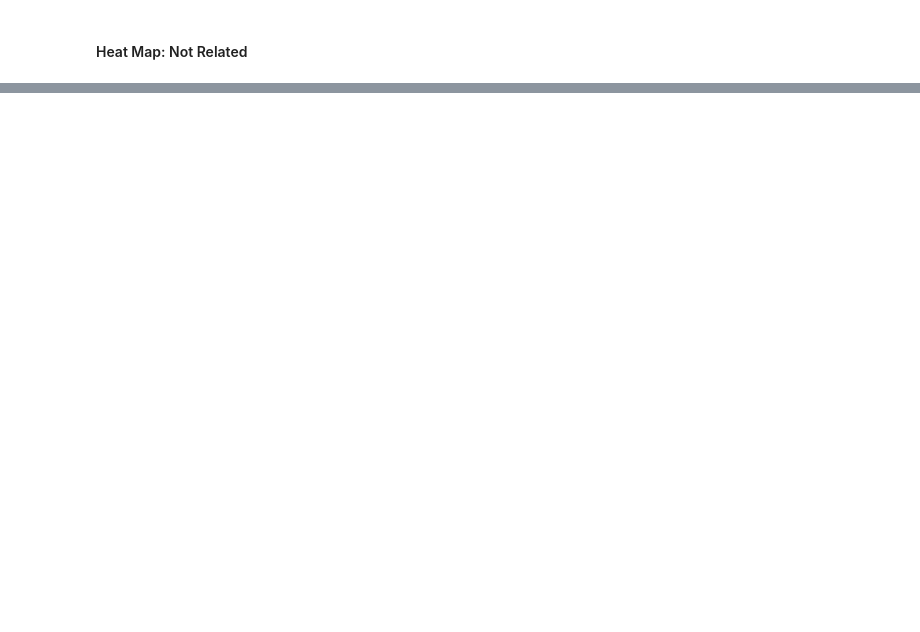
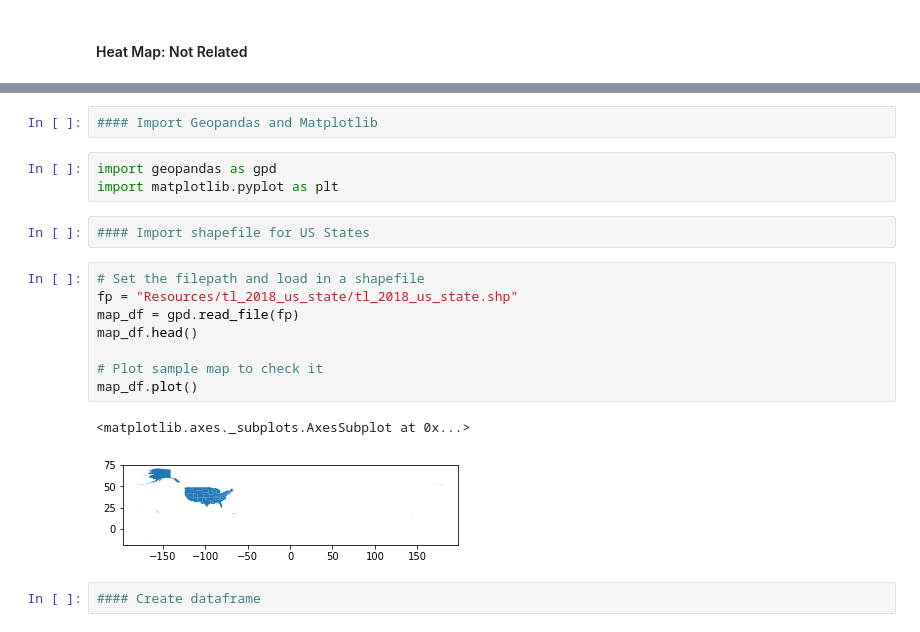
Before and after one commit to stace2775/07-Group_Project_1, a Jupyter notebook: Relationships.ipynb, the cells around one changed output, grey strips where cells are left out. Cells and saved outputs as stored; diff of their text form; blank space fills up the shorter version.

```diff
--- a/Relationships.ipynb
+++ b/Relationships.ipynb
@@ -753,3 +753,23 @@ fig.add_layer(heat_layer)
 fig
 # %% [output]
 [interactive output not drawn]
+# %%
+#### Import Geopandas and Matplotlib
+# %%
+import geopandas as gpd
+import matplotlib.pyplot as plt
+# %%
+#### Import shapefile for US States
+# %%
+# Set the filepath and load in a shapefile
+fp = "Resources/tl_2018_us_state/tl_2018_us_state.shp"
+map_df = gpd.read_file(fp)
+map_df.head()
+
+# Plot sample map to check it
+map_df.plot()
+# %% [output]
+<matplotlib.axes._subplots.AxesSubplot at 0x...>
+[figure, added]
+# %%
+#### Create dataframe
```
Also changed, not shown: parts of 13 cells of this notebook, 3 other files.
